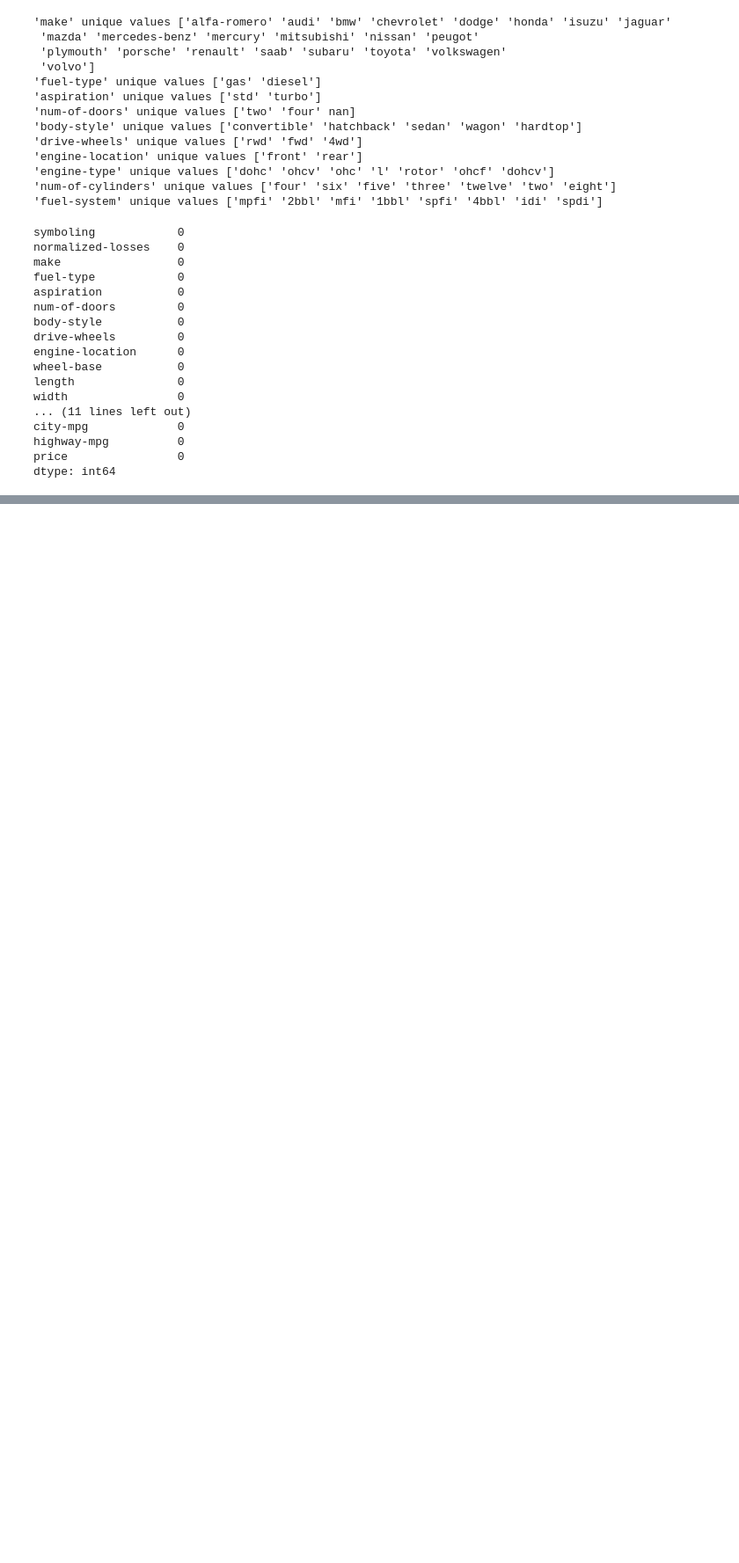
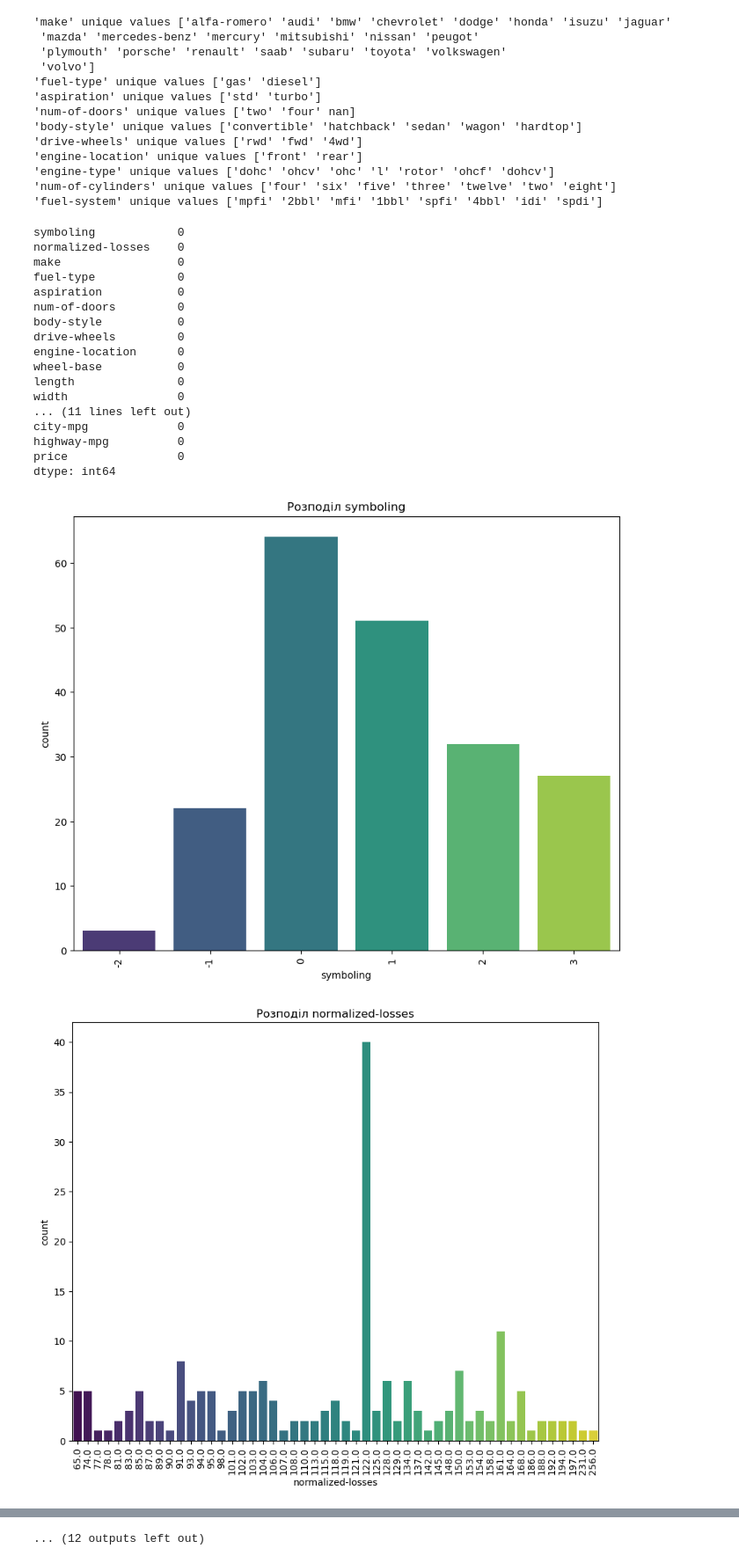
Before and after one commit to andrewshemchuk/DataScience, a Jupyter notebook: Lab3/Lab3.ipynb, the cells around one changed output, grey strips where cells are left out. Shown at 88% size. Saved outputs shown, nothing was run; the diff lists cells and outputs as text; code cells hidden in the pictures; blank space fills up the shorter version.

```diff
--- a/Lab3/Lab3.ipynb
+++ b/Lab3/Lab3.ipynb
@@ -167,3 +167,16 @@ city-mpg             0
 highway-mpg          0
 price                0
 dtype: int64
+# %%
+features = df.columns
+features = features[(features != 'price') & (features != 'curb-weight')]
+# %%
+for feature in features:
+    plt.figure(figsize=(10,8))
+    sns.countplot(x=feature, data=df, palette='viridis')
+    plt.title(f'Розподіл {feature}')
+    plt.xticks(rotation=90)
+    plt.show()
+# %% [output]
+[figure, added]
+[figure, added]
@@ -170 +193,2 @@ dtype: int64
+... (12 outputs left out)
 # %%
```
Also changed, not shown: parts of 15 cells of this notebook.
